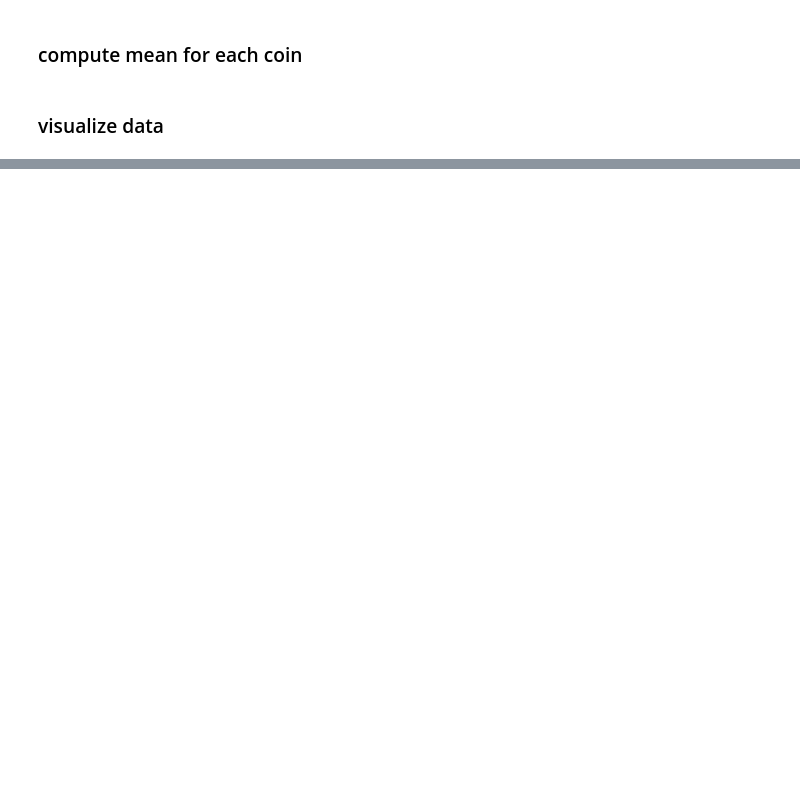
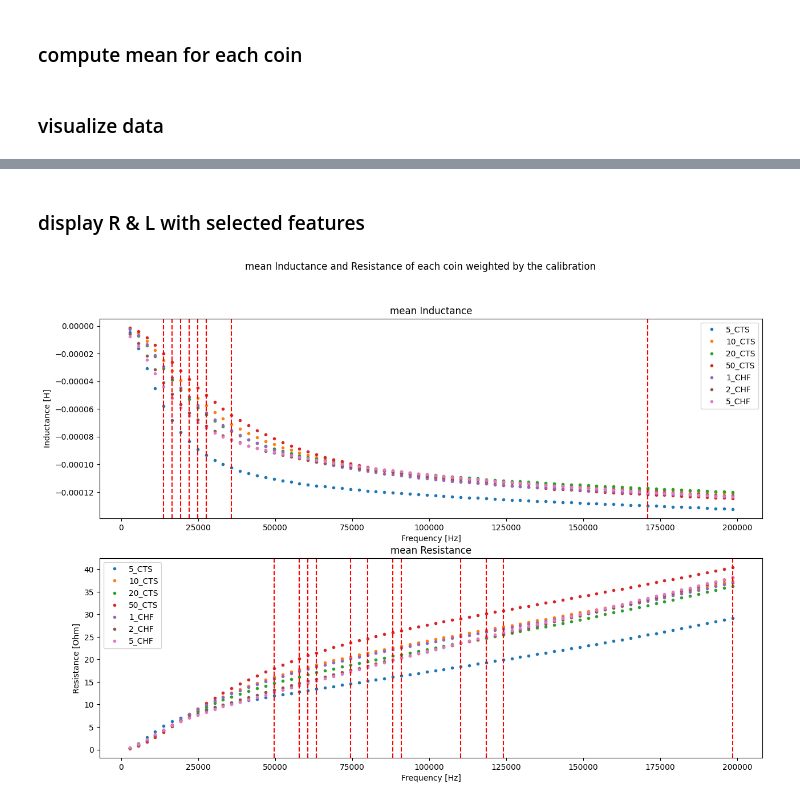
Before and after one commit to AntoninGraf/ML4E-project-metalclassifier-GG, a Jupyter notebook: visualizeData.ipynb, the cells around one changed output, grey strips where cells are left out. Cells and saved outputs as stored; diff of their text form; code cells hidden in the pictures; blank space fills up the shorter version.

```diff
--- a/visualizeData.ipynb
+++ b/visualizeData.ipynb
@@ -102,0 +125,28 @@ plt.show()
+# %% [markdown]
+### display R & L with selected features
+# %%
+plt.figure(figsize=(15,10))
+plt.suptitle("mean Inductance and Resistance of each coin weighted by the calibration")
+plt.subplot(2,1,1)
+plt.title("mean Inductance")
+plt.xlabel("Frequency [Hz]")
+plt.ylabel("Inductance [H]")
+for i in range(len(coins_mean)):
+    plt.plot(f, coins_mean[i][1],'.', label=coinNames[i])
+
+for i in featureListL:
+    plt.axvline(x=f[i],color='r', linestyle='--')
+plt.legend()
+plt.subplot(2,1,2)
+plt.title("mean Resistance")
+plt.xlabel("Frequency [Hz]")
+plt.ylabel("Resistance [Ohm]")
+for i in range(len(coins_mean)):
+    plt.plot(f, coins_mean[i][0],'.', label=coinNames[i])
+
+for i in featureListR:
+    plt.axvline(x=f[i], color='r', linestyle='--')
+plt.legend()
+plt.show()
+# %% [output]
+[figure, added]
```
Also changed, not shown: parts of 8 cells of this notebook.
